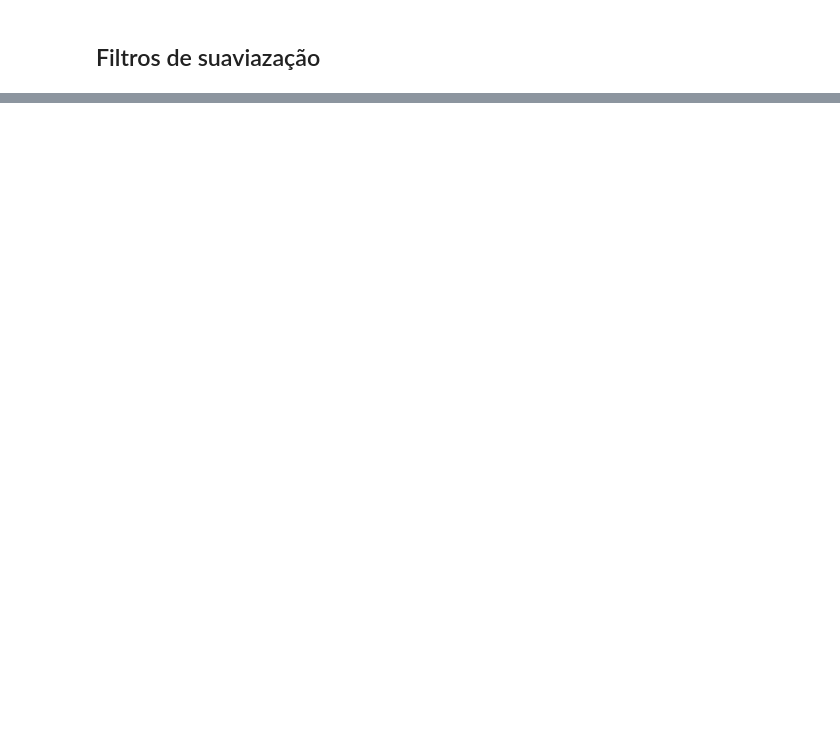
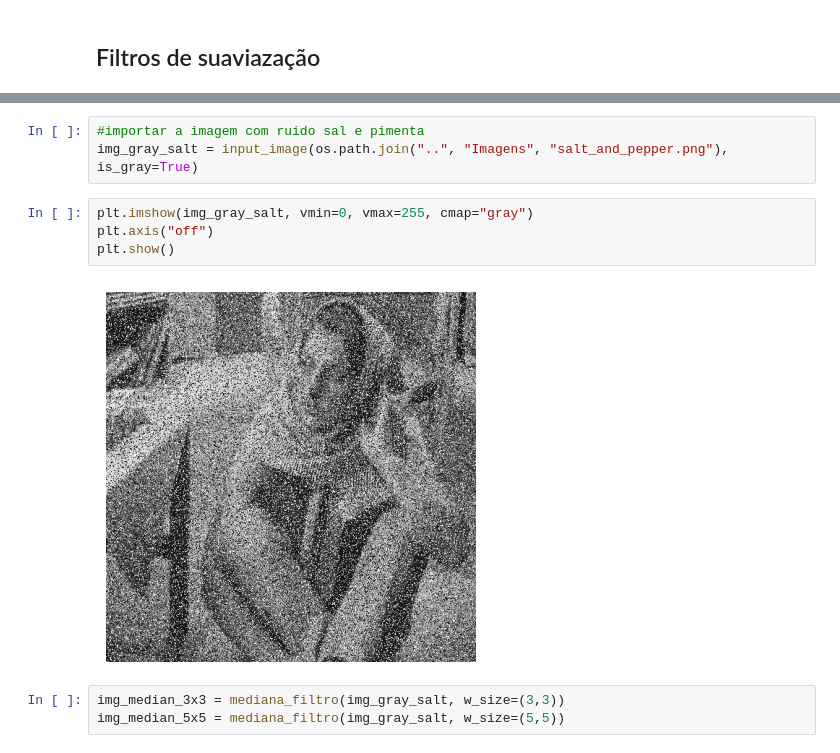
Before and after one commit to eriksonJAguiar/Processamento-imagens, a Jupyter notebook: Codigos/Filtragem.ipynb, the cells around one changed output, grey strips where cells are left out. Drawn from its saved outputs; the diff is of its cells as text; blank space fills up the shorter version.

```diff
--- a/Codigos/Filtragem.ipynb
+++ b/Codigos/Filtragem.ipynb
@@ -226,0 +414,12 @@ plt.show()
+# %%
+#importar a imagem com ruido sal e pimenta
+img_gray_salt = input_image(os.path.join("..", "Imagens", "salt_and_pepper.png"), is_gray=True)
+# %%
+plt.imshow(img_gray_salt, vmin=0, vmax=255, cmap="gray")
+plt.axis("off")
+plt.show()
+# %% [output]
+[figure, added]
+# %%
+img_median_3x3 = mediana_filtro(img_gray_salt, w_size=(3,3))
+img_median_5x5 = mediana_filtro(img_gray_salt, w_size=(5,5))
```
Also changed, not shown: parts of 41 cells of this notebook, 2 other files.
